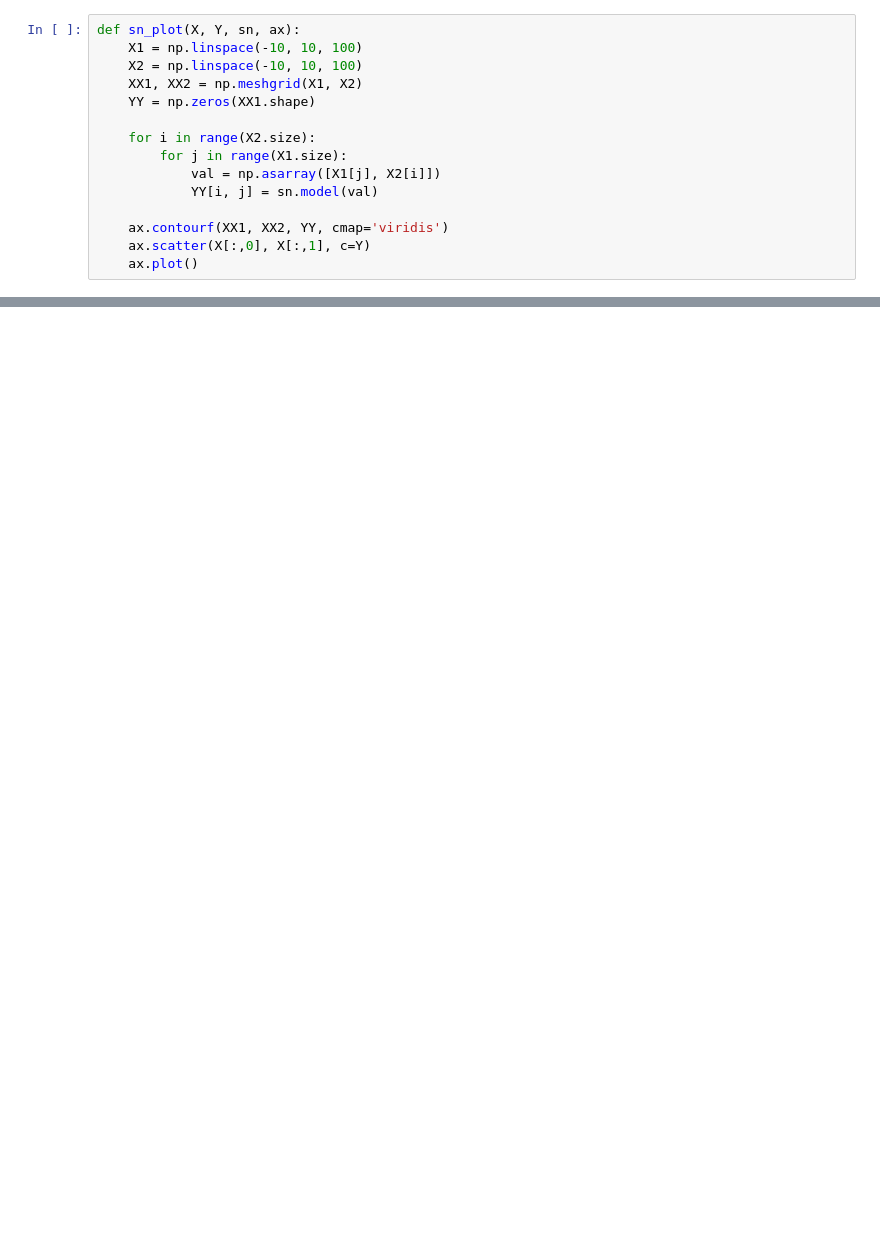
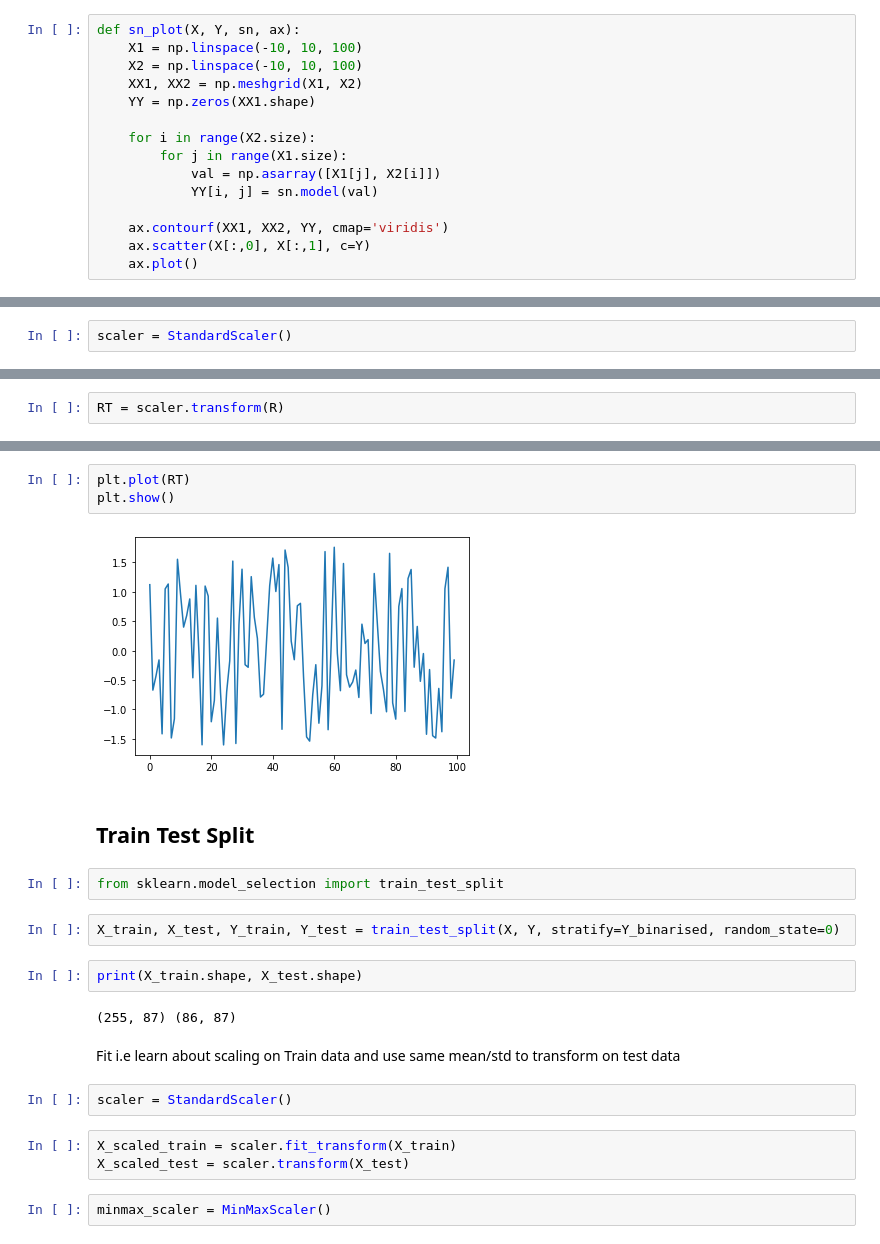
Before and after one commit to kunalrs/deeplearning-tutorial, a Jupyter notebook: SigmoidNeuron.ipynb, the cells around one changed output, grey strips where cells are left out. Cells and saved outputs as stored; diff of their text form; blank space fills up the shorter version.

```diff
--- a/SigmoidNeuron.ipynb
+++ b/SigmoidNeuron.ipynb
@@ -469,0 +582,2 @@ for i in range(N):
+# %%
+scaler = StandardScaler()
@@ -469,0 +592,2 @@ for i in range(N):
+# %%
+RT = scaler.transform(R)
@@ -469,0 +602,24 @@ for i in range(N):
+# %%
+plt.plot(RT)
+plt.show()
+# %% [output]
+[figure, added]
+# %% [markdown]
+## Train Test Split
+# %%
+from sklearn.model_selection import train_test_split
+# %%
+X_train, X_test, Y_train, Y_test = train_test_split(X, Y, stratify=Y_binarised, random_state=0)
+# %%
+print(X_train.shape, X_test.shape)
+# %% [output]
+(255, 87) (86, 87)
+# %% [markdown]
+Fit i.e learn about scaling on Train data and use same mean/std to transform on test data
+# %%
+scaler = StandardScaler()
+# %%
+X_scaled_train = scaler.fit_transform(X_train)
+X_scaled_test = scaler.transform(X_test)
+# %%
+minmax_scaler = MinMaxScaler()
```
Also changed, not shown: parts of 45 cells of this notebook, 1 other file.
